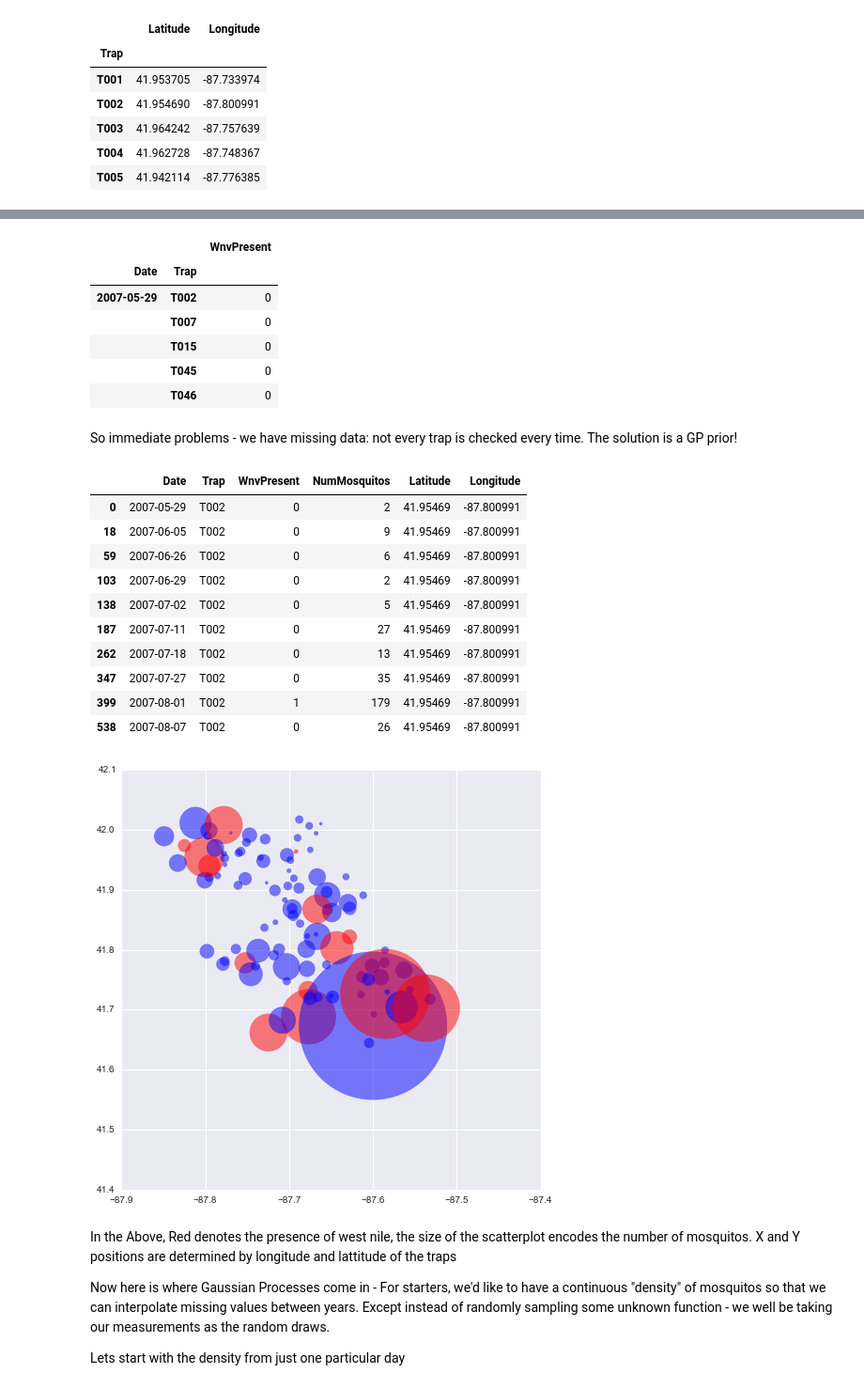
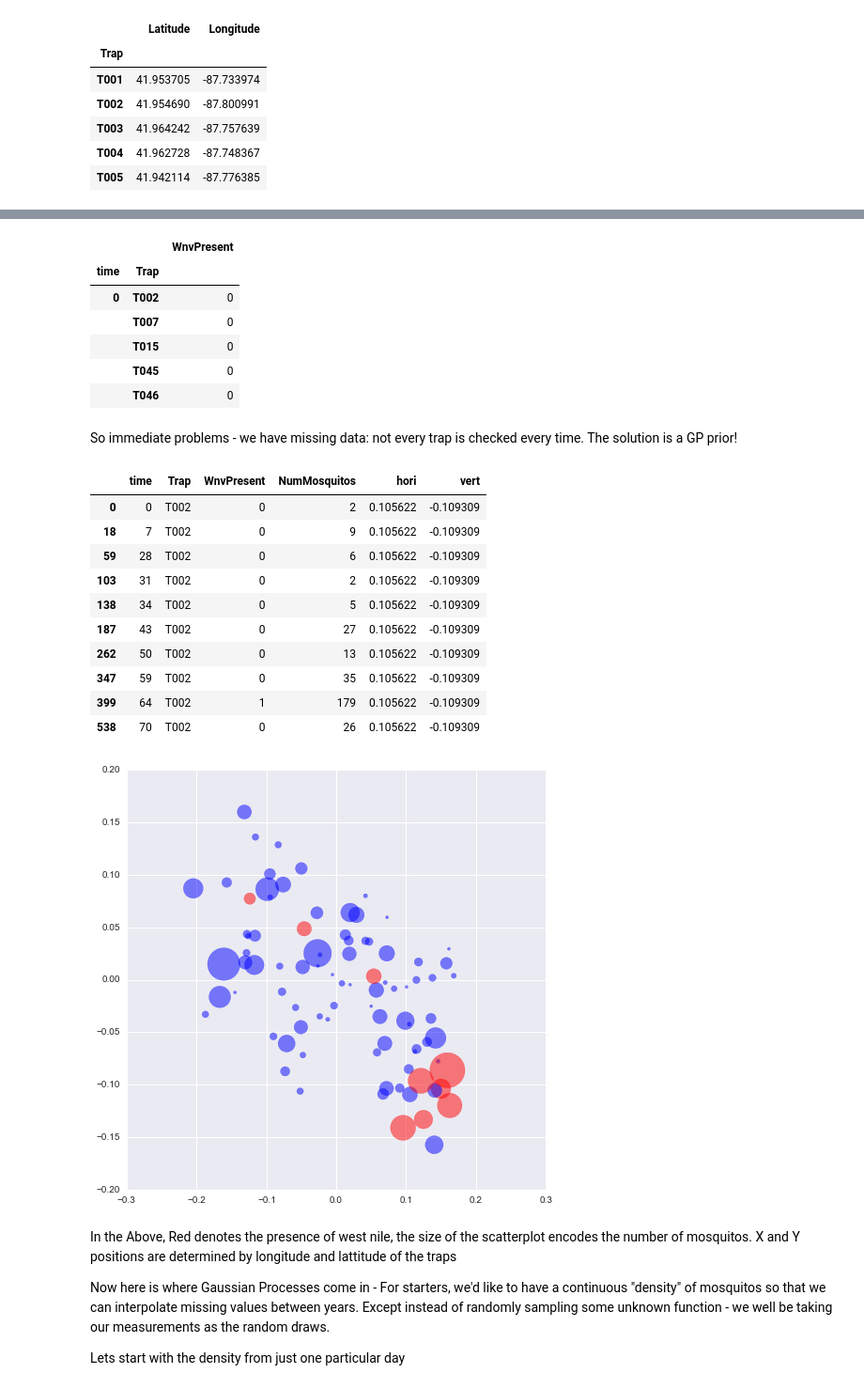
Before and after one commit to jonahwilliams/notebooks, a Jupyter notebook: independent_study/WestNileChicago.ipynb, the cells around one changed output, grey strips where cells are left out. Shown: that part at 94% size. Drawn from its saved outputs; the diff is of its cells as text; code cells hidden in the pictures.

```diff
--- a/independent_study/WestNileChicago.ipynb
+++ b/independent_study/WestNileChicago.ipynb
@@ -80,0 +79,5 @@ As a Rough simplifying assumption, I'm going to group all of the satelite traps
+# %%
+data['Date'] = pd.to_datetime(data['Date'])
+data['time'] = data['Date'].map(lambda x: (x - np.datetime64('2007-05-29')).days)
+data = data.drop(['Date'], axis=1)
+data.head(n=10)
@@ -89,3 +104,9 @@ trap_locations.head()
 | T003 | 41.964242 | -87.757639 |
 | T004 | 41.962728 | -87.748367 |
 | T005 | 41.942114 | -87.776385 |
+# %%
+# Center Data
+trap_locations['hori'] = trap_locations['Latitude'] - np.mean(trap_locations['Latitude'])
+trap_locations['vert'] = trap_locations['Longitude'] - np.mean(trap_locations['Longitude'])
+trap_locations.drop(['Longitude','Latitude'], axis=1, inplace=True)
+trap_locations.head()
@@ -92,6 +121,6 @@ trap_locations.head()
 # %%
-grouped_count = data[["Date","Trap","NumMosquitos"]].groupby(["Date","Trap"]).sum()
-grouped_presence = data[["Date","Trap","WnvPresent"]].groupby(["Date","Trap"]).max()
+grouped_count = data[["time","Trap","NumMosquitos"]].groupby(["time","Trap"]).sum()
+grouped_presence = data[["time","Trap","WnvPresent"]].groupby(["time","Trap"]).max()
 # %%
 grouped_count.head(n=5)
 # %% [output]
@@ -106,8 +135,8 @@ grouped_count.head(n=5)
 grouped_presence.head(n=5)
 # %% [output]
 |  |  | WnvPresent |
-| Date | Trap |  |
-| 2007-05-29 | T002 | 0 |
+| time | Trap |  |
+| 0 | T002 | 0 |
 |  | T007 | 0 |
 |  | T015 | 0 |
 |  | T045 | 0 |
@@ -120,31 +149,31 @@ inference.reset_index(inplace=True)
 inference = pd.merge(inference, trap_locations, left_on="Trap", right_index=True)
 inference.head(n=10)
 # %% [output]
-|  | Date | Trap | WnvPresent | NumMosquitos | Latitude | Longitude |
-| 0 | 2007-05-29 | T002 | 0 | 2 | 41.95469 | -87.800991 |
-| 18 | 2007-06-05 | T002 | 0 | 9 | 41.95469 | -87.800991 |
-| 59 | 2007-06-26 | T002 | 0 | 6 | 41.95469 | -87.800991 |
-| 103 | 2007-06-29 | T002 | 0 | 2 | 41.95469 | -87.800991 |
-| 138 | 2007-07-02 | T002 | 0 | 5 | 41.95469 | -87.800991 |
-| 187 | 2007-07-11 | T002 | 0 | 27 | 41.95469 | -87.800991 |
-| 262 | 2007-07-18 | T002 | 0 | 13 | 41.95469 | -87.800991 |
-| 347 | 2007-07-27 | T002 | 0 | 35 | 41.95469 | -87.800991 |
-| 399 | 2007-08-01 | T002 | 1 | 179 | 41.95469 | -87.800991 |
-| 538 | 2007-08-07 | T002 | 0 | 26 | 41.95469 | -87.800991 |
+|  | time | Trap | WnvPresent | NumMosquitos | hori | vert |
+| 0 | 0 | T002 | 0 | 2 | 0.105622 | -0.109309 |
+| 18 | 7 | T002 | 0 | 9 | 0.105622 | -0.109309 |
+| 59 | 28 | T002 | 0 | 6 | 0.105622 | -0.109309 |
+| 103 | 31 | T002 | 0 | 2 | 0.105622 | -0.109309 |
+| 138 | 34 | T002 | 0 | 5 | 0.105622 | -0.109309 |
+| 187 | 43 | T002 | 0 | 27 | 0.105622 | -0.109309 |
+| 262 | 50 | T002 | 0 | 13 | 0.105622 | -0.109309 |
+| 347 | 59 | T002 | 0 | 35 | 0.105622 | -0.109309 |
+| 399 | 64 | T002 | 1 | 179 | 0.105622 | -0.109309 |
+| 538 | 70 | T002 | 0 | 26 | 0.105622 | -0.109309 |
 # %%
-subset = inference[inference.Date == '2007-08-01']
-x2 = subset.Latitude.values
-x1 = subset.Longitude.values
+subset = inference[inference.time == 70]
+hori = subset.hori.values
+vert = subset.vert.values
 size = subset.NumMosquitos.values
 colors = ["blue", "red"]
-color = map(lambda x: colors[x] ,subset.WnvPresent.values)
+color = map(lambda x: colors[x], subset.WnvPresent.values)
 
 plt.figure(figsize=(8, 8))
 sns.set_style("darkgrid")
-plt.scatter(x1, x2, s=10 * size, color=color, alpha=0.5)
+plt.scatter(hori, vert, s=10 * size, color=color, alpha=0.5)
 plt.show()
 # %% [output]
-[figure, old version]
+[figure, new version]
 # %% [markdown]
 In the Above, Red denotes the presence of west nile, the size of the scatterplot encodes the number of mosquitos.  X and Y positions are determined by longitude and lattitude of the traps
 
```
Also changed, not shown: parts of 15 cells of this notebook, 1 other file.
